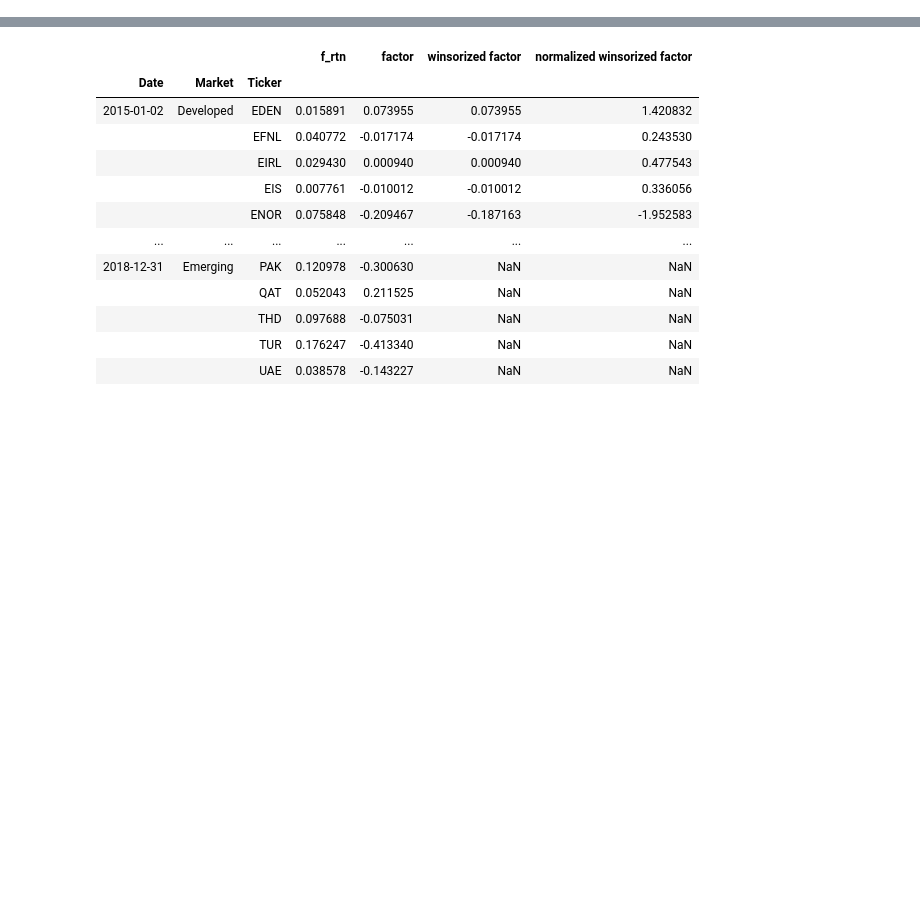
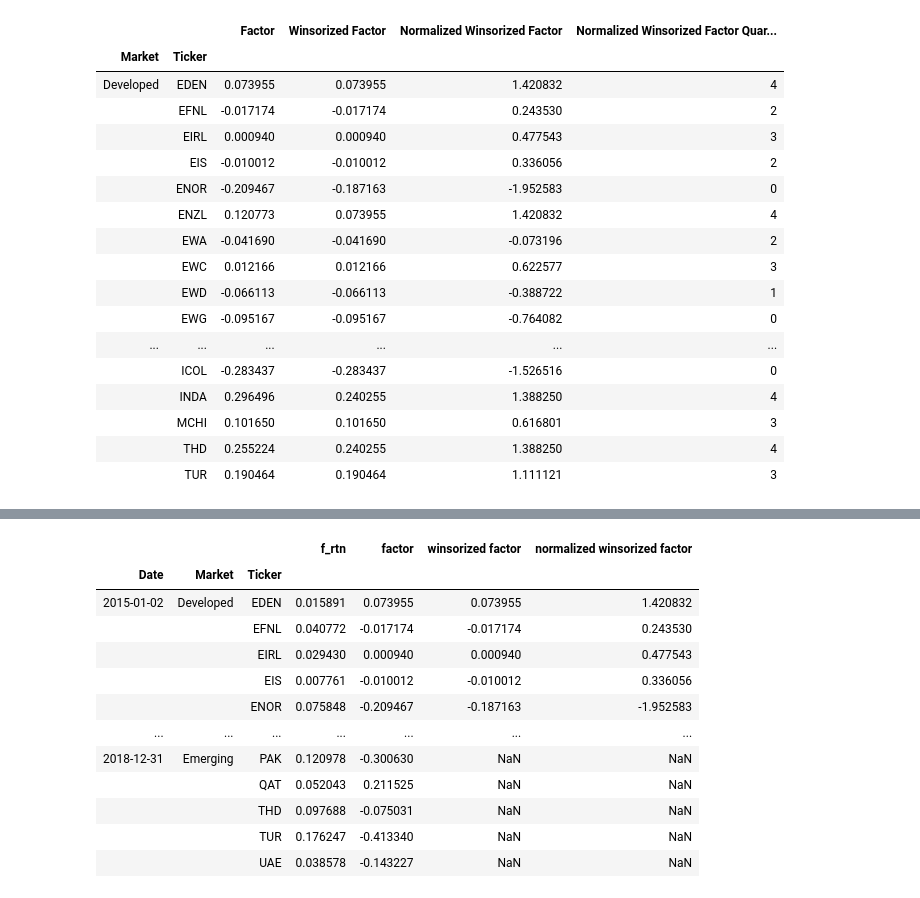
Before and after one commit to xlinGithub/Quantitative-Country-ETF-Trading-Strategy, a Jupyter notebook: factor analysis.ipynb, the cells around one changed output, grey strips where cells are left out. Saved outputs shown, nothing was run; the diff lists cells and outputs as text; code cells hidden in the pictures; blank space fills up the shorter version.

```diff
--- a/factor analysis.ipynb
+++ b/factor analysis.ipynb
@@ -71,2 +94,23 @@ for date in all_etf_combined_df.index.get_level_values(0).unique():
+# %%
+all_etf_combined_df.loc['2015-01-02'].drop('f_rtn', axis=1)
+# %% [output]
+|  |  | Factor | Winsorized Factor | Normalized Winsorized Factor | Normalized Winsorized Factor Quar... |
+| Market | Ticker |  |  |  |  |
+| Developed | EDEN | 0.073955 | 0.073955 | 1.420832 | 4 |
+|  | EFNL | -0.017174 | -0.017174 | 0.243530 | 2 |
+|  | EIRL | 0.000940 | 0.000940 | 0.477543 | 3 |
+|  | EIS | -0.010012 | -0.010012 | 0.336056 | 2 |
+|  | ENOR | -0.209467 | -0.187163 | -1.952583 | 0 |
+|  | ENZL | 0.120773 | 0.073955 | 1.420832 | 4 |
+|  | EWA | -0.041690 | -0.041690 | -0.073196 | 2 |
+|  | EWC | 0.012166 | 0.012166 | 0.622577 | 3 |
+|  | EWD | -0.066113 | -0.066113 | -0.388722 | 1 |
+|  | EWG | -0.095167 | -0.095167 | -0.764082 | 0 |
+| ... | ... | ... | ... | ... | ... |
+|  | ICOL | -0.283437 | -0.283437 | -1.526516 | 0 |
+|  | INDA | 0.296496 | 0.240255 | 1.388250 | 4 |
+|  | MCHI | 0.101650 | 0.101650 | 0.616801 | 3 |
+|  | THD | 0.255224 | 0.240255 | 1.388250 | 4 |
+|  | TUR | 0.190464 | 0.190464 | 1.111121 | 3 |
 # %%
 #factor quantile study by developed and emerging market
```
Also changed, not shown: parts of 8 cells of this notebook, 9 other files.
